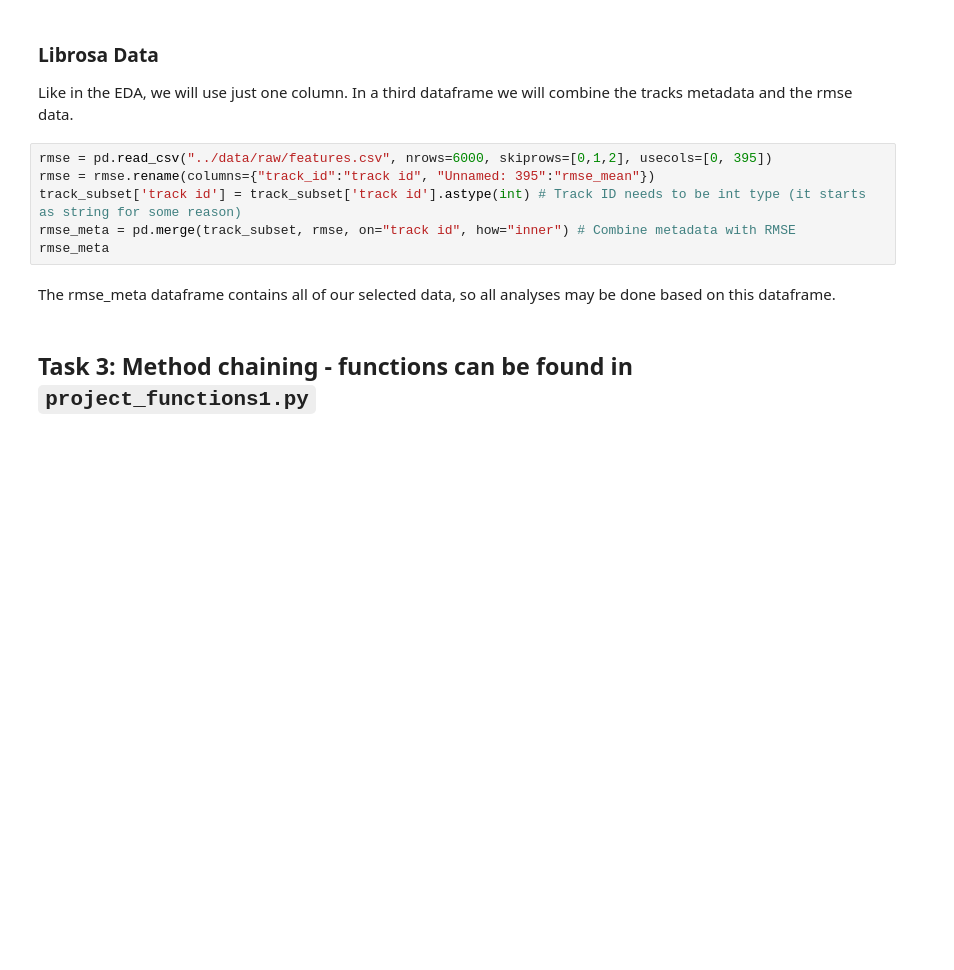
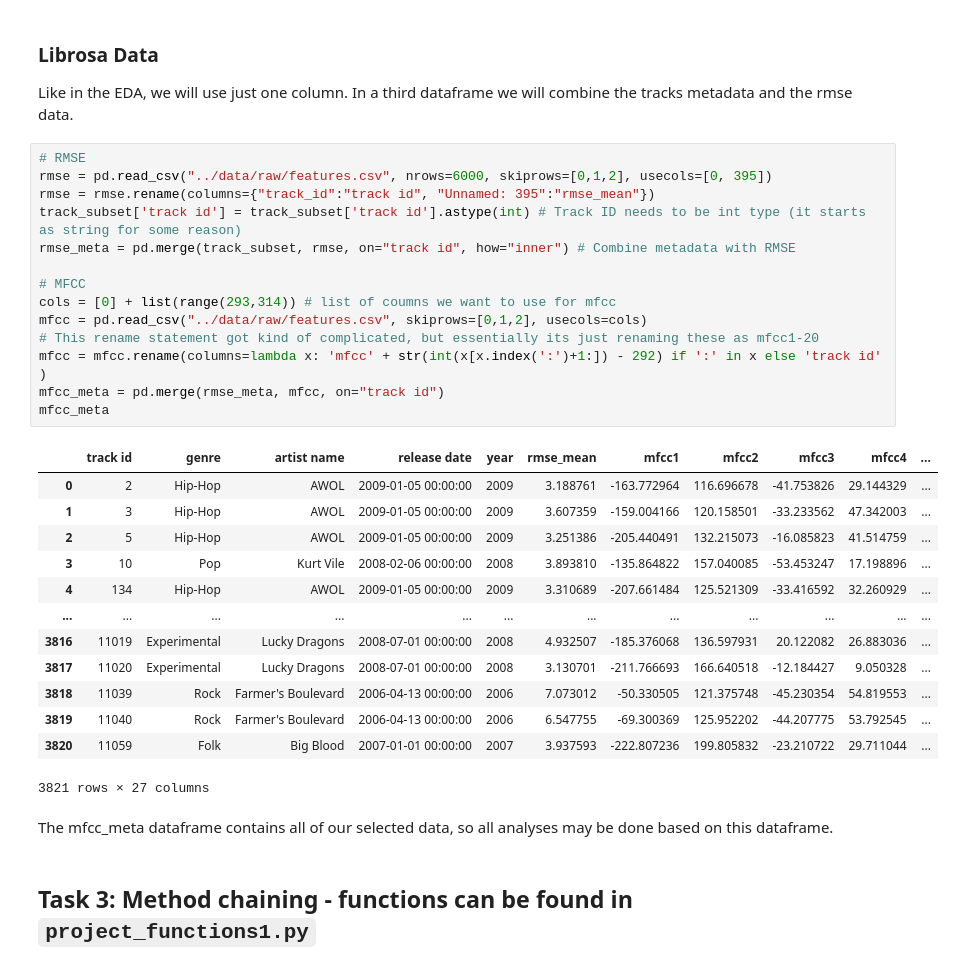
Before and after one commit to Rock-it-science/project-group17-project, a Jupyter notebook: notebooks/analysis1.ipynb, the cells around one changed output. Saved outputs shown, nothing was run; the diff lists cells and outputs as text; blank space fills up the shorter version.

Commit message:
Updated steps 2-3 with mfcc

```diff
--- a/notebooks/analysis1.ipynb
+++ b/notebooks/analysis1.ipynb
@@ -244,13 +266,35 @@ tracks
 Like in the EDA, we will use just one column.
 In a third dataframe we will combine the tracks metadata and the rmse data.
 # %%
+# RMSE
 rmse = pd.read_csv("../data/raw/features.csv", nrows=6000, skiprows=[0,1,2], usecols=[0, 395])
 rmse = rmse.rename(columns={"track_id":"track id", "Unnamed: 395":"rmse_mean"})
 track_subset['track id'] = track_subset['track id'].astype(int) # Track ID needs to be int type (it starts as string for some reason)
 rmse_meta = pd.merge(track_subset, rmse, on="track id", how="inner") # Combine metadata with RMSE
-rmse_meta
+
+# MFCC
+cols = [0] + list(range(293,314)) # list of coumns we want to use for mfcc
+mfcc = pd.read_csv("../data/raw/features.csv", skiprows=[0,1,2], usecols=cols)
+# This rename statement got kind of complicated, but essentially its just renaming these as mfcc1-20
+mfcc = mfcc.rename(columns=lambda x: 'mfcc' + str(int(x[x.index(':')+1:]) - 292) if ':' in x else 'track id' )
+mfcc_meta = pd.merge(rmse_meta, mfcc, on="track id")
+mfcc_meta
+# %% [output]
+|  | track id | genre | artist name | release date | year | rmse_mean | mfcc1 | mfcc2 | mfcc3 | mfcc4 | ... |
+| 0 | 2 | Hip-Hop | AWOL | 2009-01-05 00:00:00 | 2009 | 3.188761 | -163.772964 | 116.696678 | -41.753826 | 29.144329 | ... |
+| 1 | 3 | Hip-Hop | AWOL | 2009-01-05 00:00:00 | 2009 | 3.607359 | -159.004166 | 120.158501 | -33.233562 | 47.342003 | ... |
+| 2 | 5 | Hip-Hop | AWOL | 2009-01-05 00:00:00 | 2009 | 3.251386 | -205.440491 | 132.215073 | -16.085823 | 41.514759 | ... |
+| 3 | 10 | Pop | Kurt Vile | 2008-02-06 00:00:00 | 2008 | 3.893810 | -135.864822 | 157.040085 | -53.453247 | 17.198896 | ... |
+| 4 | 134 | Hip-Hop | AWOL | 2009-01-05 00:00:00 | 2009 | 3.310689 | -207.661484 | 125.521309 | -33.416592 | 32.260929 | ... |
+| ... | ... | ... | ... | ... | ... | ... | ... | ... | ... | ... | ... |
+| 3816 | 11019 | Experimental | Lucky Dragons | 2008-07-01 00:00:00 | 2008 | 4.932507 | -185.376068 | 136.597931 | 20.122082 | 26.883036 | ... |
+| 3817 | 11020 | Experimental | Lucky Dragons | 2008-07-01 00:00:00 | 2008 | 3.130701 | -211.766693 | 166.640518 | -12.184427 | 9.050328 | ... |
+| 3818 | 11039 | Rock | Farmer's Boulevard | 2006-04-13 00:00:00 | 2006 | 7.073012 | -50.330505 | 121.375748 | -45.230354 | 54.819553 | ... |
+| 3819 | 11040 | Rock | Farmer's Boulevard | 2006-04-13 00:00:00 | 2006 | 6.547755 | -69.300369 | 125.952202 | -44.207775 | 53.792545 | ... |
+| 3820 | 11059 | Folk | Big Blood | 2007-01-01 00:00:00 | 2007 | 3.937593 | -222.807236 | 199.805832 | -23.210722 | 29.711044 | ... |
+3821 rows × 27 columns
 # %% [markdown]
-The rmse_meta dataframe contains all of our selected data, so all analyses may be done based on this dataframe.
+The mfcc_meta dataframe contains all of our selected data, so all analyses may be done based on this dataframe.
 # %% [markdown]
 ## Task 3: Method chaining - functions can be found in `project_functions1.py`
 # %% [markdown]
```
Also changed, not shown: parts of 9 cells of this notebook, 1 other file.
